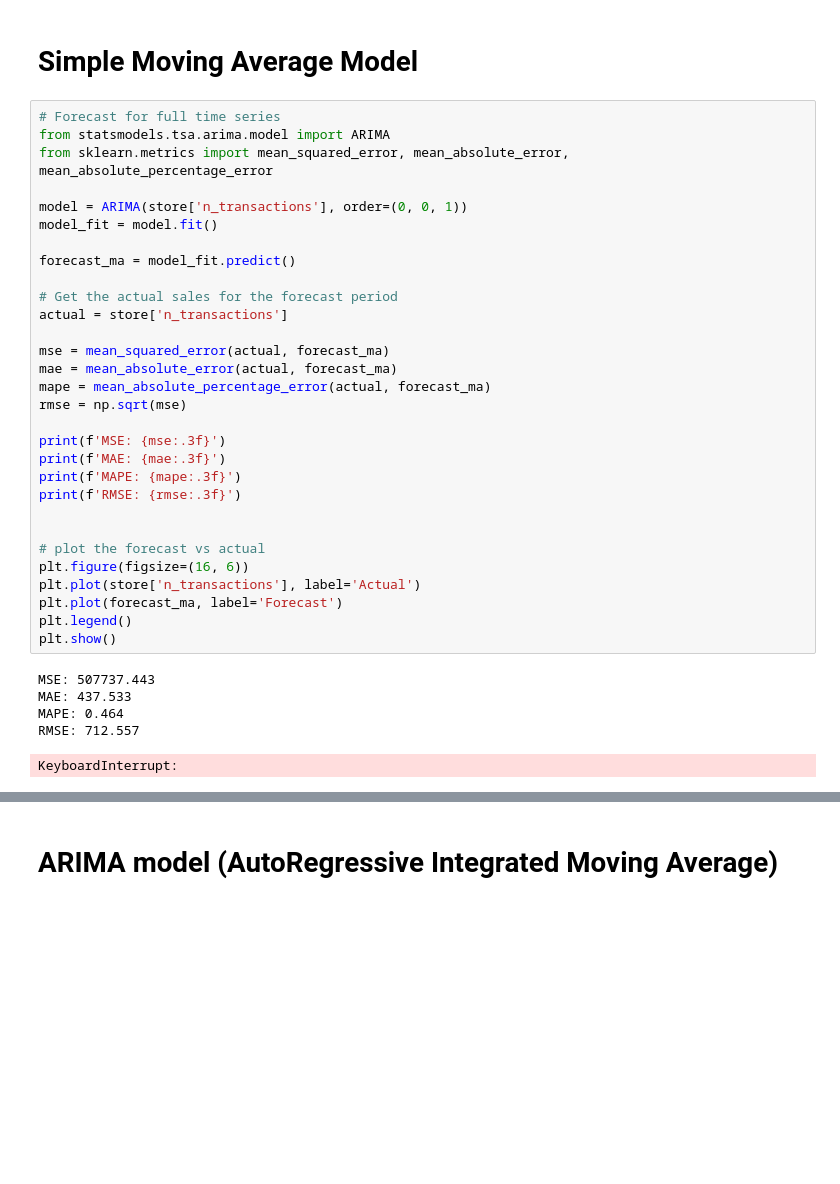
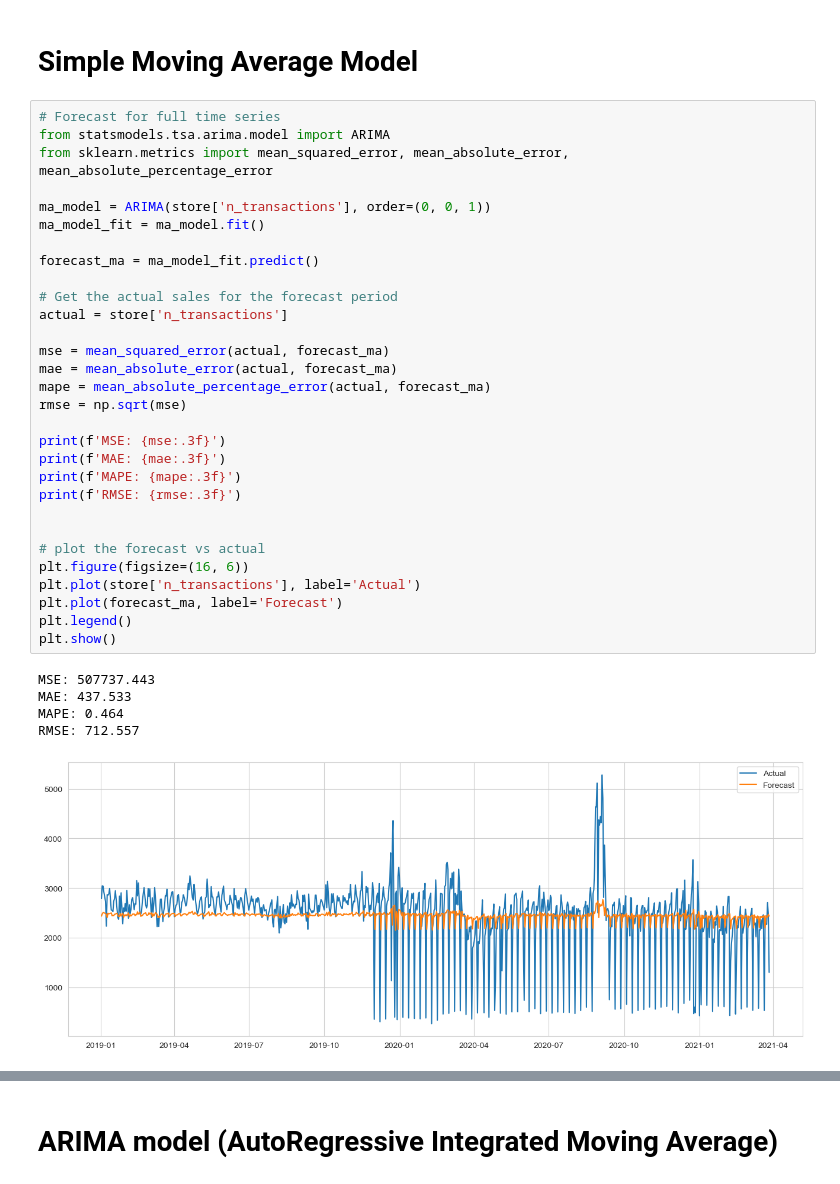
Before and after one commit to dimgag/time-series-forecasting-store-transactions, a Jupyter notebook: main.ipynb, the cells around one changed output, grey strips where cells are left out. Saved outputs shown, nothing was run; the diff lists cells and outputs as text; blank space fills up the shorter version.

```diff
--- a/main.ipynb
+++ b/main.ipynb
@@ -70,37 +64,37 @@ See the caveats in the documentation: https://pandas.pydata.org/pandas-docs/stab
 from statsmodels.tsa.arima.model import ARIMA
 from sklearn.metrics import mean_squared_error, mean_absolute_error, mean_absolute_percentage_error
 
-model = ARIMA(store['n_transactions'], order=(0, 0, 1))
-model_fit = model.fit()
+ma_model = ARIMA(store['n_transactions'], order=(0, 0, 1))
+ma_model_fit = ma_model.fit()
 
-forecast_ma = model_fit.predict()
+forecast_ma = ma_model_fit.predict()
 
 # Get the actual sales for the forecast period
 actual = store['n_transactions']
 
 mse = mean_squared_error(actual, forecast_ma)
 mae = mean_absolute_error(actual, forecast_ma)
 mape = mean_absolute_percentage_error(actual, forecast_ma)
 rmse = np.sqrt(mse)
 
 print(f'MSE: {mse:.3f}')
 print(f'MAE: {mae:.3f}')
 print(f'MAPE: {mape:.3f}')
 print(f'RMSE: {rmse:.3f}')
 
 
 # plot the forecast vs actual
 plt.figure(figsize=(16, 6))
 plt.plot(store['n_transactions'], label='Actual')
 plt.plot(forecast_ma, label='Forecast')
 plt.legend()
 plt.show()
 # %% [output]
 MSE: 507737.443
 MAE: 437.533
 MAPE: 0.464
 RMSE: 712.557
-KeyboardInterrupt:
+[figure, added]
 # %%
 # Forecast for next 50 days with MA model
 from statsmodels.tsa.arima.model import ARIMA
```
Also changed, not shown: parts of 6 cells of this notebook, 1 other file.
